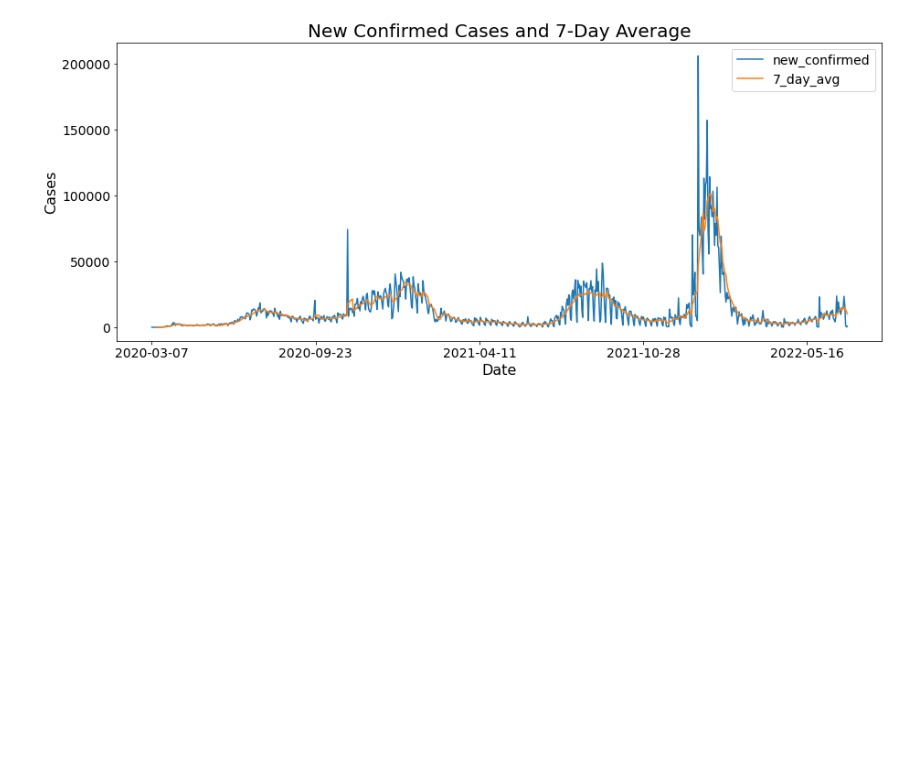
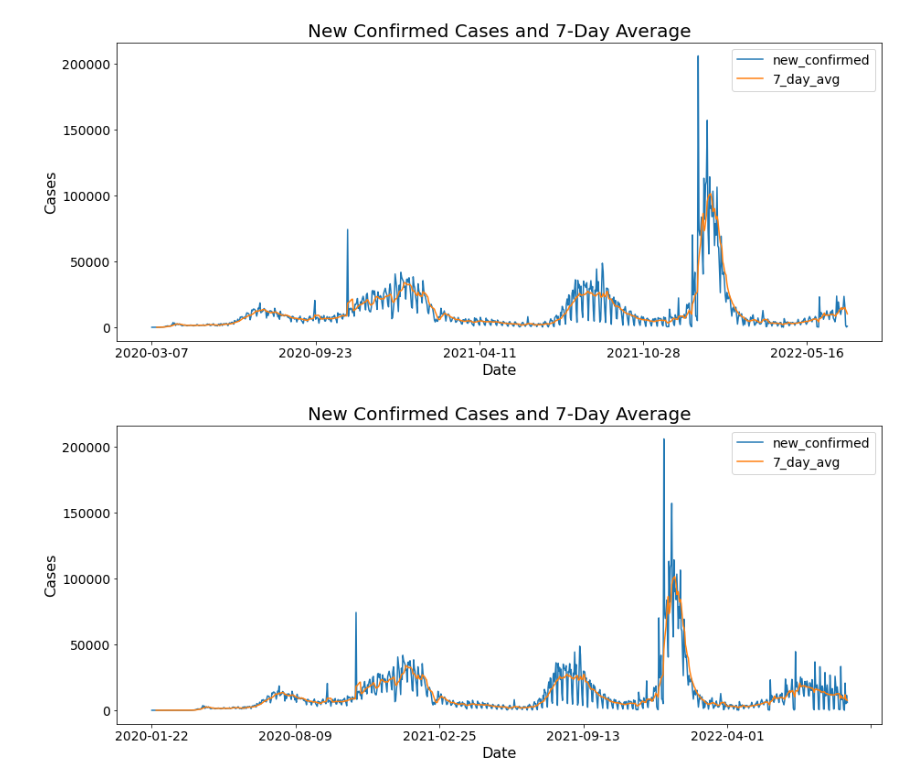
Before and after one commit to benmagevney/Stat390-Project, a Jupyter notebook: data_preparation/add_lags_and_avgs.ipynb, the cells around one changed output. Drawn from its saved outputs; the diff is of its cells as text; code cells hidden in the pictures; blank space fills up the shorter version.

```diff
--- a/data_preparation/add_lags_and_avgs.ipynb
+++ b/data_preparation/add_lags_and_avgs.ipynb
@@ -5,21 +5,34 @@ import warnings
 warnings.filterwarnings("ignore")
 # %%
 multi = pd.read_csv('../data/regional_multivariate_data.csv')
+univ = pd.read_csv('../data/regional_univariate_data.csv')
 multi['region'].unique()
 # %% [output]
 array(['East North Central', 'East South Central', 'Mid-Atlantic',
        'Mountain', 'New England', 'Pacific', 'South Atlantic',
        'West North Central', 'West South Central'], dtype=object)
 # %%
-enc_data = multi[multi['region'] == "East North Central"]
-esc_data = multi[multi['region'] == "East South Central"]
-mid_atlantic_data = multi[multi['region'] == "Mid-Atlantic"]
-mountain_data = multi[multi['region'] == "Mountain"]
-new_england_data = multi[multi['region'] == "New England"]
-pacific_data = multi[multi['region'] == "Pacific"]
-south_atlantic_data = multi[multi['region'] == "South Atlantic"]
-wnc_data = multi[multi['region'] == "West North Central"]
-wsc_data = multi[multi['region'] == "West South Central"]
+# Multivariate
+enc_data_multi = multi[multi['region'] == "East North Central"]
+esc_data_multi = multi[multi['region'] == "East South Central"]
+mid_atlantic_data_multi = multi[multi['region'] == "Mid-Atlantic"]
+mountain_data_multi = multi[multi['region'] == "Mountain"]
+new_england_data_multi = multi[multi['region'] == "New England"]
+pacific_data_multi = multi[multi['region'] == "Pacific"]
+south_atlantic_data_multi = multi[multi['region'] == "South Atlantic"]
+wnc_data_multi = multi[multi['region'] == "West North Central"]
+wsc_data_multi = multi[multi['region'] == "West South Central"]
+
+# Univariate
+enc_data_univ = univ[univ['region'] == "East North Central"]
+esc_data_univ = univ[univ['region'] == "East South Central"]
+mid_atlantic_data_univ = univ[univ['region'] == "Mid-Atlantic"]
+mountain_data_univ = univ[univ['region'] == "Mountain"]
+new_england_data_univ = univ[univ['region'] == "New England"]
+pacific_data_univ = univ[univ['region'] == "Pacific"]
+south_atlantic_data_univ = univ[univ['region'] == "South Atlantic"]
+wnc_data_univ = univ[univ['region'] == "West North Central"]
+wsc_data_univ = univ[univ['region'] == "West South Central"]
 # %%
 pacific_lag = [1, 3, 7, 10]
 enc_lag = [1, 2, 7]
@@ -92,3 +144,19 @@ plt.legend(fontsize=14)
 plt.show()
 # %% [output]
 [figure]
+# %%
+plt.rcParams['figure.figsize'] = [15, 6]
+
+wsc_data_univ.plot(x='date', y=['new_confirmed', '7_day_avg'])
+
+plt.title('New Confirmed Cases and 7-Day Average', fontsize=20)
+plt.xlabel('Date', fontsize=16)
+plt.ylabel('Cases', fontsize=16)
+plt.xticks(fontsize=14)
+plt.yticks(fontsize=14)
+
+plt.legend(fontsize=14)
+
+plt.show()
+# %% [output]
+[figure, added]
```
Also changed, not shown: parts of 4 cells of this notebook.
